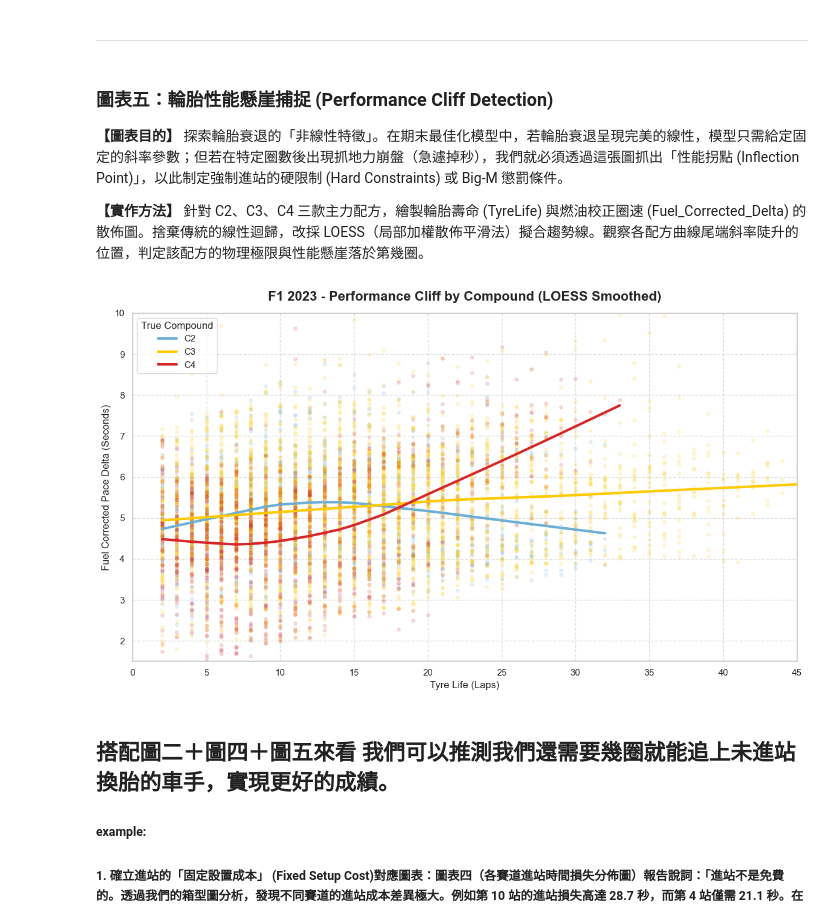
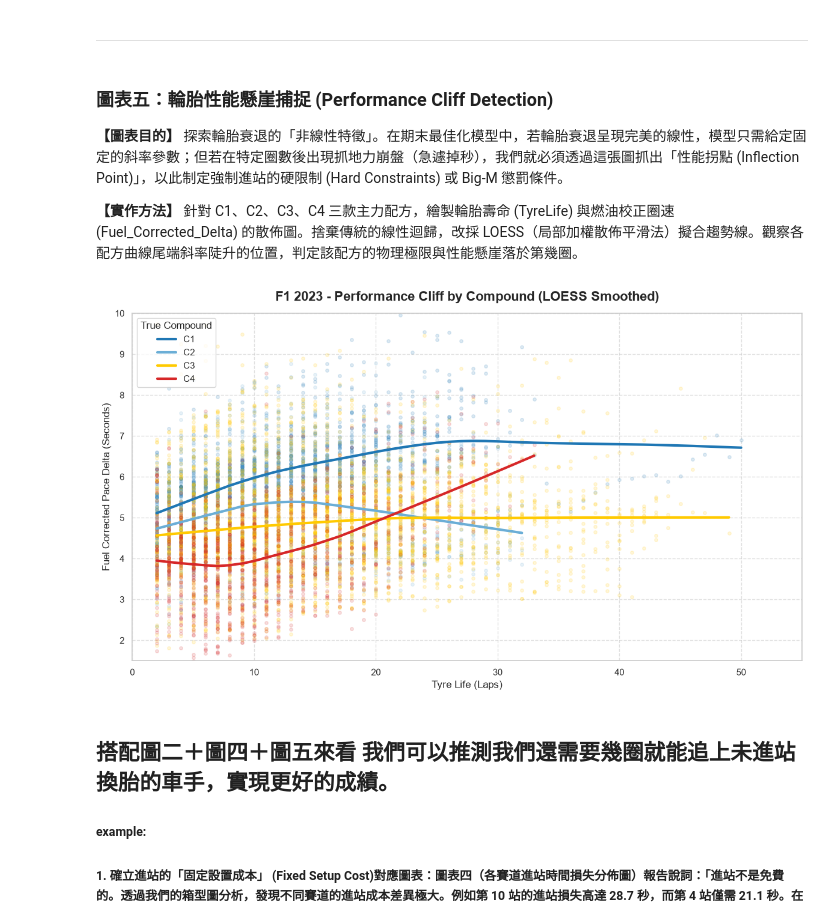
Before and after one commit to raytsai0109/DADM2026_Group4, a Jupyter notebook: Group4_data.ipynb, the cells around one changed output. Saved outputs shown, nothing was run; the diff lists cells and outputs as text; code cells hidden in the pictures.

```diff
--- a/Group4_data.ipynb
+++ b/Group4_data.ipynb
@@ -395,46 +395,47 @@ plt.show()
 探索輪胎衰退的「非線性特徵」。在期末最佳化模型中，若輪胎衰退呈現完美的線性，模型只需給定固定的斜率參數；但若在特定圈數後出現抓地力崩盤（急遽掉秒），我們就必須透過這張圖抓出「性能拐點 (Inflection Point)」，以此制定強制進站的硬限制 (Hard Constraints) 或 Big-M 懲罰條件。
 
 **【實作方法】**
-針對 C2、C3、C4 三款主力配方，繪製輪胎壽命 (TyreLife) 與燃油校正圈速 (Fuel_Corrected_Delta) 的散佈圖。捨棄傳統的線性迴歸，改採 LOESS（局部加權散佈平滑法）擬合趨勢線。觀察各配方曲線尾端斜率陡升的位置，判定該配方的物理極限與性能懸崖落於第幾圈。
+針對 C1、C2、C3、C4 三款主力配方，繪製輪胎壽命 (TyreLife) 與燃油校正圈速 (Fuel_Corrected_Delta) 的散佈圖。捨棄傳統的線性迴歸，改採 LOESS（局部加權散佈平滑法）擬合趨勢線。觀察各配方曲線尾端斜率陡升的位置，判定該配方的物理極限與性能懸崖落於第幾圈。
 # %%
 # ==========================================
 # 繪製非線性性能懸崖 (LOESS Smoothed Curve)
 # ==========================================
 plt.figure(figsize=(12, 7))
 
-# 定義配方與對應顏色，排除樣本過少的 C1 與 C5，聚焦主力胎型
-target_compounds = ['C2', 'C3', 'C4']
-compound_colors = {'C2': '#6baed6', 'C3': '#ffca00', 'C4': '#d62728'}
+target_compounds = ['C1', 'C2', 'C3', 'C4']
+compound_colors = {'C1': '#1f77b4', 'C2': '#6baed6', 'C3': '#ffca00', 'C4': '#d62728'}
 
 # 針對每種配方分別繪製帶有 LOESS 平滑的散佈圖
 for comp in target_compounds:
     subset = df[df['True_Compound'] == comp]
 
     # lowess=True 會自動呼叫 statsmodels 計算局部平滑曲線
     sns.regplot(
         data=subset,
         x="TyreLife",
         y="Fuel_Corrected_Delta",
         scatter_kws={'alpha': 0.15, 's': 15, 'color': compound_colors[comp]},
         line_kws={'linewidth': 3, 'label': comp, 'color': compound_colors[comp]},
         lowess=True
     )
 
 # 限制 Y 軸範圍，過濾掉超過 10 秒以上的極端慢圈雜訊，聚焦正常競速範圍
 plt.ylim(1.5, 10)
-plt.xlim(0, 45)
+
+# [修正 2] 放寬 X 軸範圍至 55 圈 (原本的 45 圈會切斷 C1 與 C3 的衰退懸崖)
+plt.xlim(0, 55)
 
 plt.title("F1 2023 - Performance Cliff by Compound (LOESS Smoothed)", fontsize=16, fontweight='bold', pad=15)
 plt.xlabel("Tyre Life (Laps)", fontsize=12)
 plt.ylabel("Fuel Corrected Pace Delta (Seconds)", fontsize=12)
 
 plt.legend(title='True Compound', loc='upper left', fontsize=11)
 plt.grid(True, linestyle='--', alpha=0.6)
 
 plt.tight_layout()
 plt.show()
 # %% [output]
-[figure, old version]
+[figure, new version]
 # %% [markdown]
 ## 搭配圖二＋圖四＋圖五來看 我們可以推測我們還需要幾圈就能追上未進站換胎的車手，實現更好的成績。
 
```
Also changed, not shown: parts of 5 cells of this notebook.
